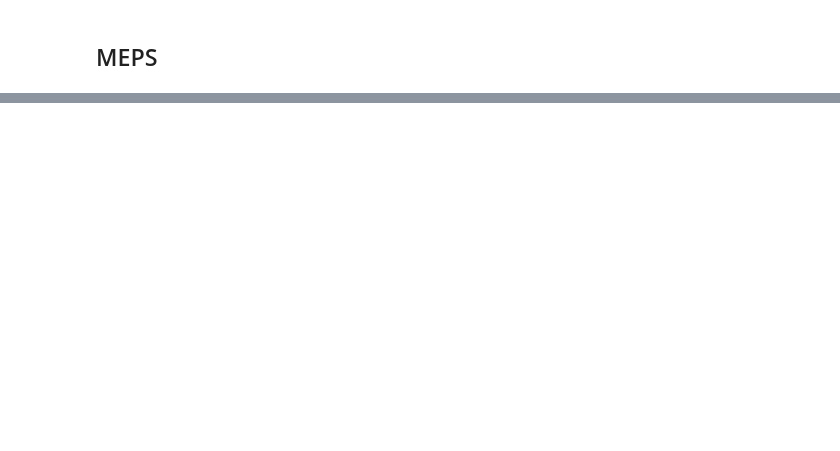
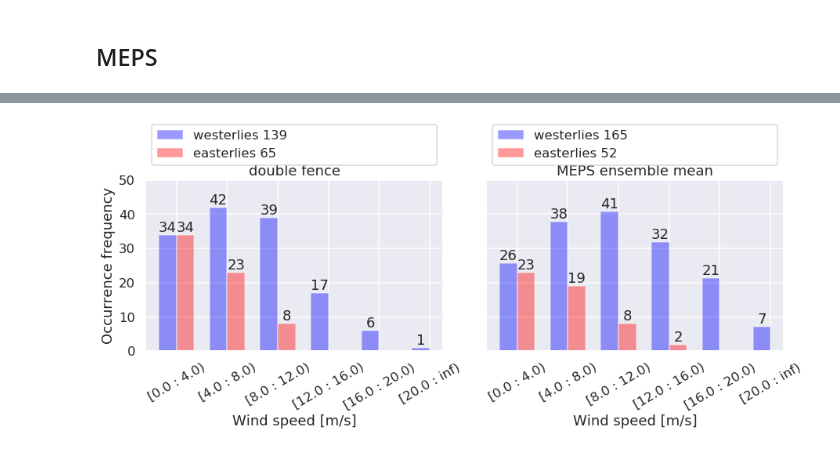
Before and after one commit to franzihe/research_Haukeli, a Jupyter notebook: Weathermast_Retrieval_MEPS/seasonal_stat_wind.ipynb, the cells around one changed output, grey strips where cells are left out. Drawn from its saved outputs; the diff is of its cells as text; code cells hidden in the pictures; blank space fills up the shorter version.

```diff
--- a/Weathermast_Retrieval_MEPS/seasonal_stat_wind.ipynb
+++ b/Weathermast_Retrieval_MEPS/seasonal_stat_wind.ipynb
@@ -267,7 +573,7 @@ bar12 = ax1.bar(np.arange(obs_precip_east_ws.shape[0])+bar_width/2,
               obs_precip_east_ws[:,1], width = bar_width,
        align='center', alpha=opacity, color='r', label='easterlies %s' %(np.round(np.nansum(obs_precip_east_ws[:,1]),2)))
 ax1.set_ylim([0, 165])
-ax1.set_xlabel('Wind speed')
+ax1.set_xlabel('Wind speed [m/s]')
 ax1.set_ylabel('precipitation double fence [mm]')
 ax1.set_xticks(np.arange(obs_precip_west_ws.shape[0]))
 ax1.set_xticklabels(['[0.0 : 4.0)', '[4.0 : 8.0)', '[8.0 : 12.0)', '[12.0 : 16.0)', '[16.0 : 20.0)', '[20.0 : inf)'], rotation=30)
@@ -289,7 +595,7 @@ bar22 = ax2.bar(np.arange(meps_precip_east_ws_mean.shape[0])+bar_width/2,
               meps_precip_east_ws_mean[:,], width = bar_width,
        align='center', alpha=opacity, color='r', label='easterlies %s' %(np.round(np.nansum(meps_precip_east_ws_mean[:,]),2)))
 
-ax2.set_xlabel('Wind speed')
+ax2.set_xlabel('Wind speed [m/s]')
 ax2.set_ylabel('precipitation MEPS [mm]')
 ax2.set_xticks(np.arange(meps_precip_east_ws_mean.shape[0]))
 ax2.set_xticklabels(['[0.0 : 4.0)', '[4.0 : 8.0)', '[8.0 : 12.0)', '[12.0 : 16.0)', '[16.0 : 20.0)', '[20.0 : inf)'], rotation=30)
@@ -313,7 +619,7 @@ plt.tight_layout()
 if savefig == 1:
     cF.createFolder('%s/' %(figdir))
     fig_name = 'winter_16_17_obs_ensemble_mean'
-    plt.savefig('%s/%s' %(figdir, fig_name), format = form, bbox_inches ='tight')
+    plt.savefig('%s/%s.%s' %(figdir, fig_name,form), format = form, bbox_inches ='tight')
     print('plot saved: %s/%s' %(figdir, fig_name))
 else:
     plt.show()
@@ -320,3 +628,74 @@ else:
+# %%
+plt.rcParams.update({'font.size': 14})
+seaborn.set_style("darkgrid")
+seaborn.set_context("talk")
+
+bar_width = 0.35
+opacity = 0.4
+
+# Two subplots, unpack the axes array immediately
+f, (ax1, ax2) = plt.subplots(1, 2, sharey=True)
+f.set_figheight(6)
+f.set_figwidth(13)
+f.subplots_adjust(hspace=.35, wspace=.15)
+
+
+bar11= ax1.bar(np.arange(obs_west_count.shape[0])-bar_width/2,
+              obs_west_count[:], width = bar_width,
+       align='center', alpha=opacity, color='b', label='westerlies %s' %int(np.round(np.nansum(obs_west_count[:]),0)))
+bar12 = ax1.bar(np.arange(obs_east_count.shape[0])+bar_width/2,
+              obs_east_count[:], width = bar_width,
+       align='center', alpha=opacity, color='r', label='easterlies %s' %int(np.round(np.nansum(obs_east_count[:]),0)))
+ax1.set_ylim([0, 50])
+ax1.set_xlabel('Wind speed [m/s]')
+ax1.set_ylabel('Occurrence frequency')
+ax1.set_xticks(np.arange(obs_west_count.shape[0]))
+ax1.set_xticklabels(['[0.0 : 4.0)', '[4.0 : 8.0)', '[8.0 : 12.0)', '[12.0 : 16.0)', '[16.0 : 20.0)', '[20.0 : inf)'], rotation=30)
+# Add counts above the two bar graphs
+for rect in bar11 + bar12:
+    height = rect.get_height()
+    if np.isnan(height):
+        continue
+    else:
+        ax1.text(rect.get_x() + rect.get_width()/2.0, height, '%s' % int(np.round(height,0)), ha='center', va='bottom')
+ax1.set_title('double fence')
+ax1.legend(bbox_to_anchor=(0,1.05,1,0.2), loc='lower left', mode='expand',fancybox=True, facecolor ='white')
+
+
+bar21= ax2.bar(np.arange(meps_west_count_mean.shape[0])-bar_width/2,
+              meps_west_count_mean[:,], width = bar_width,
+       align='center', alpha=opacity, color='b', label='westerlies %s' %int(np.round(np.nansum(meps_west_count_mean[:,]),0)))
+bar22 = ax2.bar(np.arange(meps_east_count_mean.shape[0])+bar_width/2,
+              meps_east_count_mean[:,], width = bar_width,
+       align='center', alpha=opacity, color='r', label='easterlies %s' %int(np.round(np.nansum(meps_east_count_mean[:,]),0)))
+
+
+ax2.set_xlabel('Wind speed [m/s]')
+#ax2.set_ylabel('Occurrence frequency')
+ax2.set_xticks(np.arange(ret_precip_west_ws.shape[0]))
+ax2.set_xticklabels(['[0.0 : 4.0)', '[4.0 : 8.0)', '[8.0 : 12.0)', '[12.0 : 16.0)', '[16.0 : 20.0)', '[20.0 : inf)'], rotation=30)
+ax2.set_title('MEPS ensemble mean')
+# Add counts above the two bar graphs
+for rect in bar21 + bar22:
+    height = rect.get_height()
+    if np.isnan(height):
+        continue
+    else:
+        ax2.text(rect.get_x() + rect.get_width()/2.0, height, '%s' % int(np.round(height,0)), ha='center', va='bottom')
+ax2.legend(bbox_to_anchor=(0,1.05,1,0.2), loc='lower left', mode='expand',fancybox=True, facecolor ='white')
+
+
+plt.tight_layout()
+
+if savefig == 1:
+    cF.createFolder('%s/' %(figdir))
+    fig_name = 'winter_16_17_obs_ensemble_mean_count'
+    plt.savefig('%s/%s.%s' %(figdir, fig_name,form), format = form, bbox_inches ='tight')
+    print('plot saved: %s/%s' %(figdir, fig_name))
+else:
+    plt.show()
+# %% [output]
+[figure, added]
 # %%
 ### for ensemble members
 seaborn.set_context("paper")
```
Also changed, not shown: parts of 12 cells of this notebook.
